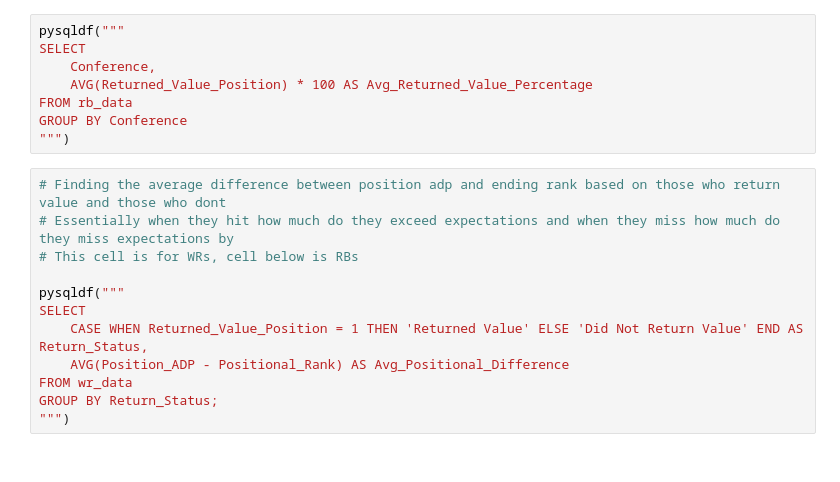
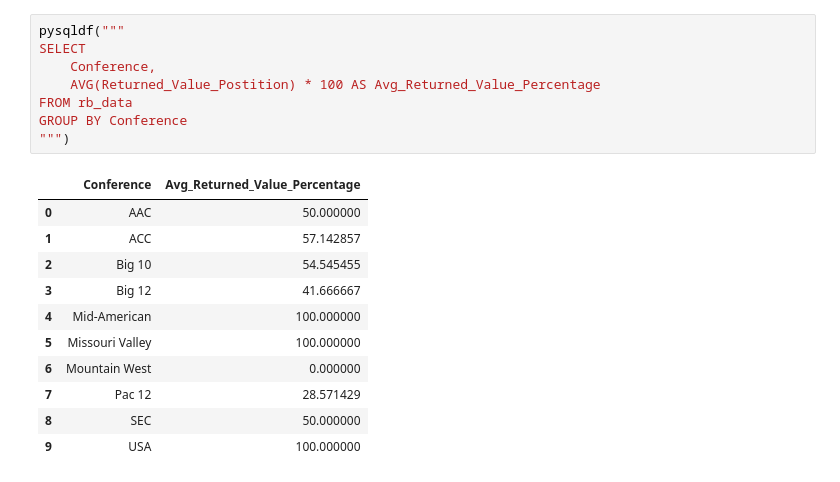
Before and after one commit to azimmer99/cse314a-project-material, a Jupyter notebook: Project_Work.ipynb, the cells around one changed output. Saved outputs shown, nothing was run; the diff lists cells and outputs as text.

```diff
--- a/Project_Work.ipynb
+++ b/Project_Work.ipynb
@@ -22,20 +44,20 @@ GROUP BY Conference
 # %%
 pysqldf("""
 SELECT
     Conference,
-    AVG(Returned_Value_Position) * 100 AS Avg_Returned_Value_Percentage
+    AVG(Returned_Value_Postition) * 100 AS Avg_Returned_Value_Percentage
 FROM rb_data
 GROUP BY Conference
 """)
+# %% [output]
+|  | Conference | Avg_Returned_Value_Percentage |
+| 0 | AAC | 50.000000 |
+| 1 | ACC | 57.142857 |
+| 2 | Big 10 | 54.545455 |
+| 3 | Big 12 | 41.666667 |
+| 4 | Mid-American | 100.000000 |
+| 5 | Missouri Valley | 100.000000 |
+| 6 | Mountain West | 0.000000 |
+| 7 | Pac 12 | 28.571429 |
+| 8 | SEC | 50.000000 |
+| 9 | USA | 100.000000 |
-# %%
-# Finding the average difference between position adp and ending rank based on those who return value and those who dont
-# Essentially when they hit how much do they exceed expectations and when they miss how much do they miss expectations by
-# This cell is for WRs, cell below is RBs
-
-pysqldf("""
-SELECT
-    CASE WHEN Returned_Value_Position = 1 THEN 'Returned Value' ELSE 'Did Not Return Value' END AS Return_Status,
-    AVG(Position_ADP - Positional_Rank) AS Avg_Positional_Difference
-FROM wr_data
-GROUP BY Return_Status;
-""")
```
Also changed, not shown: parts of 18 cells of this notebook.
